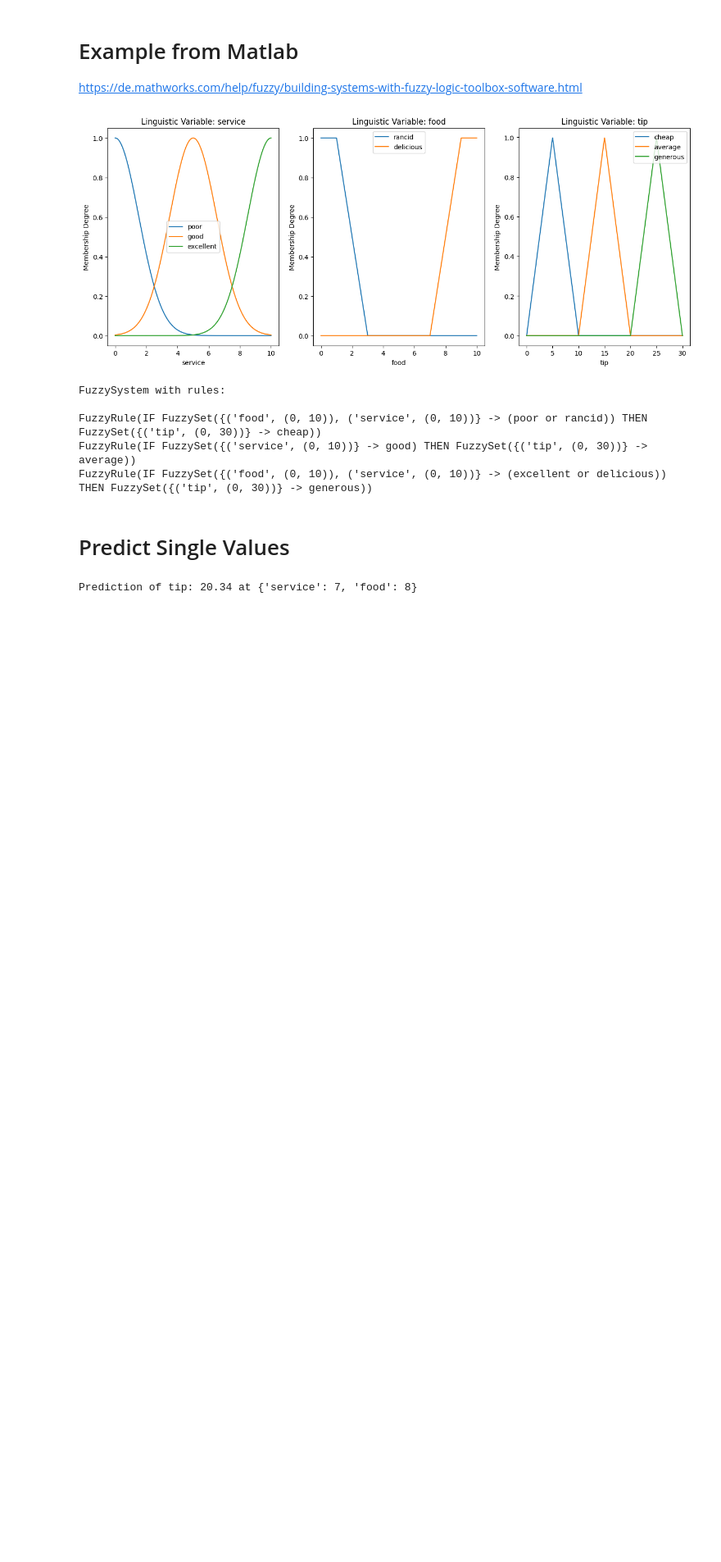
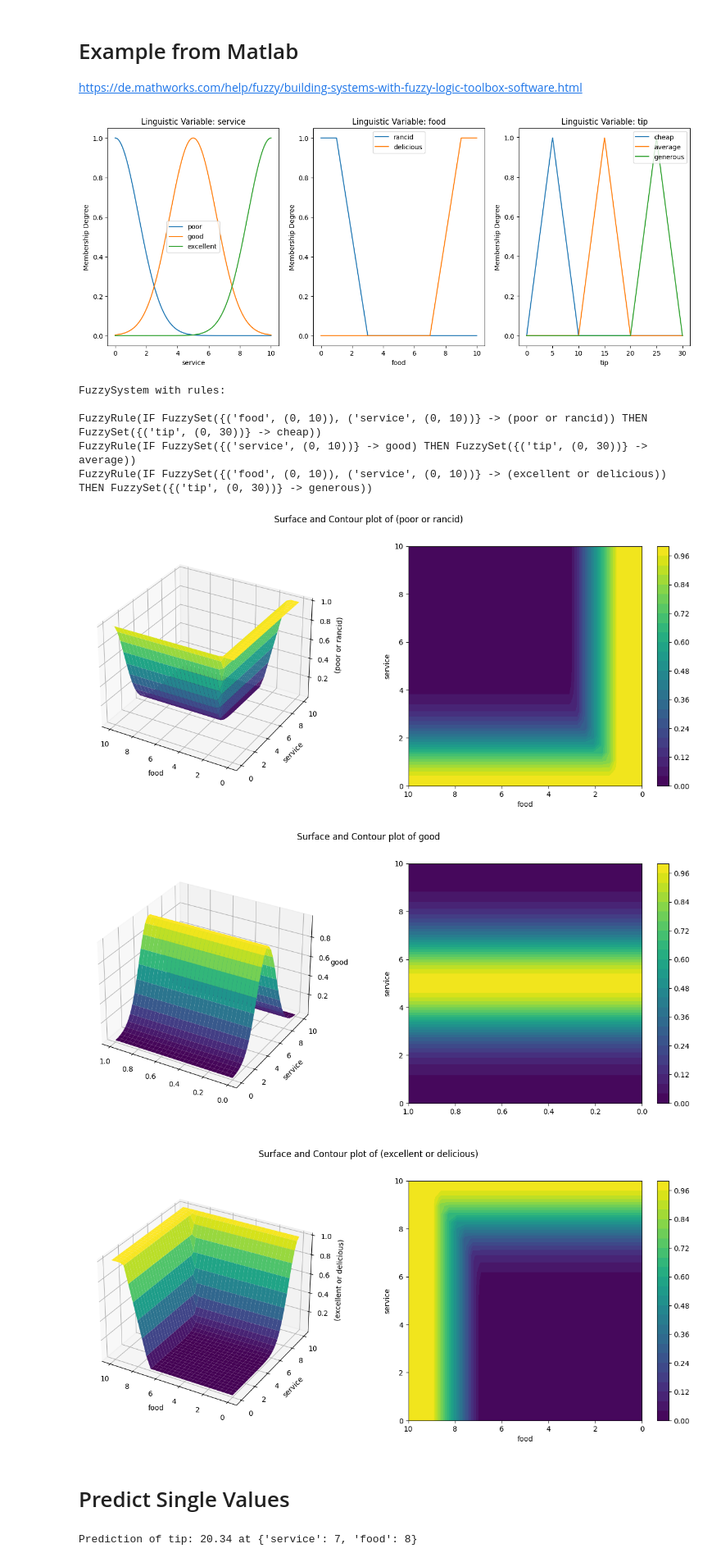
Before and after one commit to ManuelLerchner/AutoPas-FuzzyTuning-Bachelor-Thesis, a Jupyter notebook: notes/1-Testing/fuzzy-test/fuzzy-system-idea.ipynb, the cells around one changed output. Shown at 82% size. Saved outputs shown, nothing was run; the diff lists cells and outputs as text; code cells hidden in the pictures; blank space fills up the shorter version.

```diff
--- a/notes/1-Testing/fuzzy-test/fuzzy-system-idea.ipynb
+++ b/notes/1-Testing/fuzzy-test/fuzzy-system-idea.ipynb
@@ -508,6 +523,17 @@ FuzzySystem with rules:
 FuzzyRule(IF FuzzySet({('food', (0, 10)), ('service', (0, 10))} -> (poor or rancid)) THEN FuzzySet({('tip', (0, 30))} -> cheap))
 FuzzyRule(IF FuzzySet({('service', (0, 10))} -> good) THEN FuzzySet({('tip', (0, 30))} -> average))
 FuzzyRule(IF FuzzySet({('food', (0, 10)), ('service', (0, 10))} -> (excellent or delicious)) THEN FuzzySet({('tip', (0, 30))} -> generous))
+# %%
+for rule in fs.rules:
+    fig=rule.plot({"x": "food", "y": "service"})
+    (xl,xh)=fig.get_axes()[1].get_xlim()
+    fig.get_axes()[1].set_xlim((xh,xl))
+    (xl,xh)=fig.get_axes()[0].get_xlim()
+    fig.get_axes()[0].set_xlim((xh,xl))
+# %% [output]
+[figure, added]
+[figure, added]
+[figure, added]
 # %% [markdown]
 # Predict Single Values
 # %%
```
Also changed, not shown: parts of 7 cells of this notebook.
